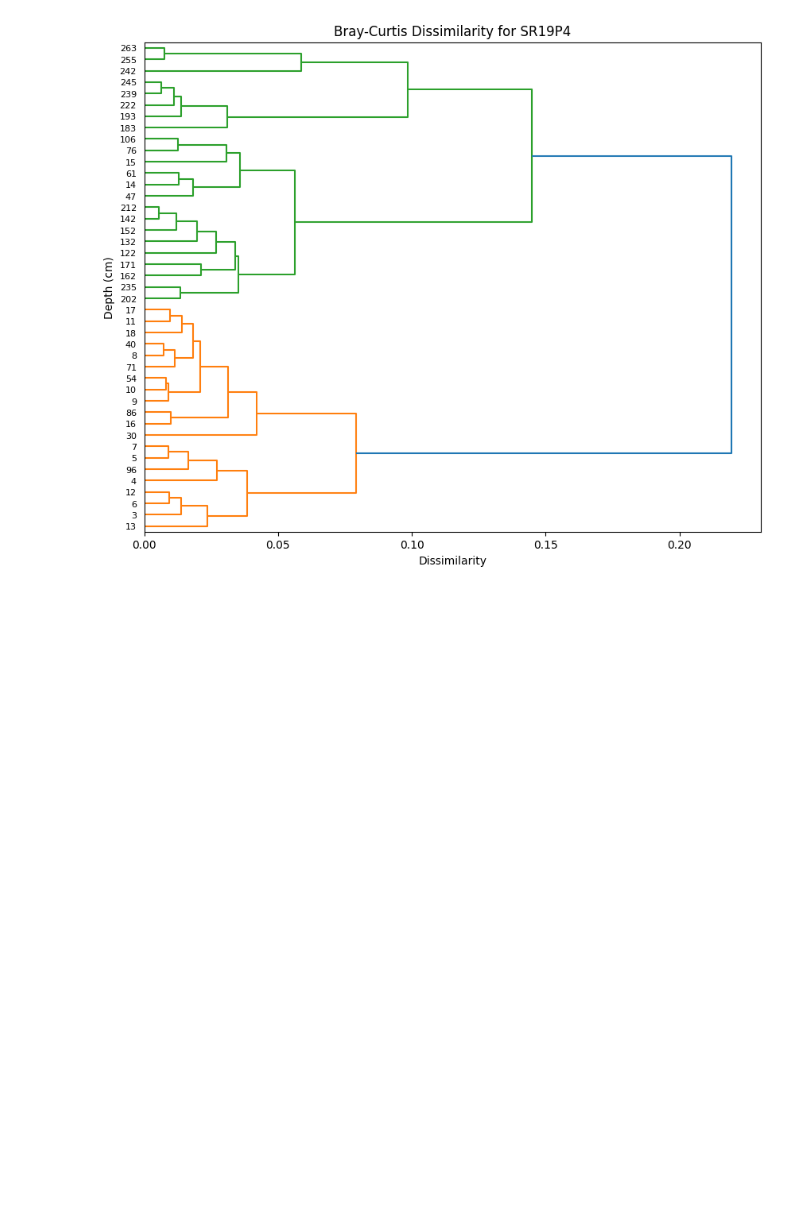
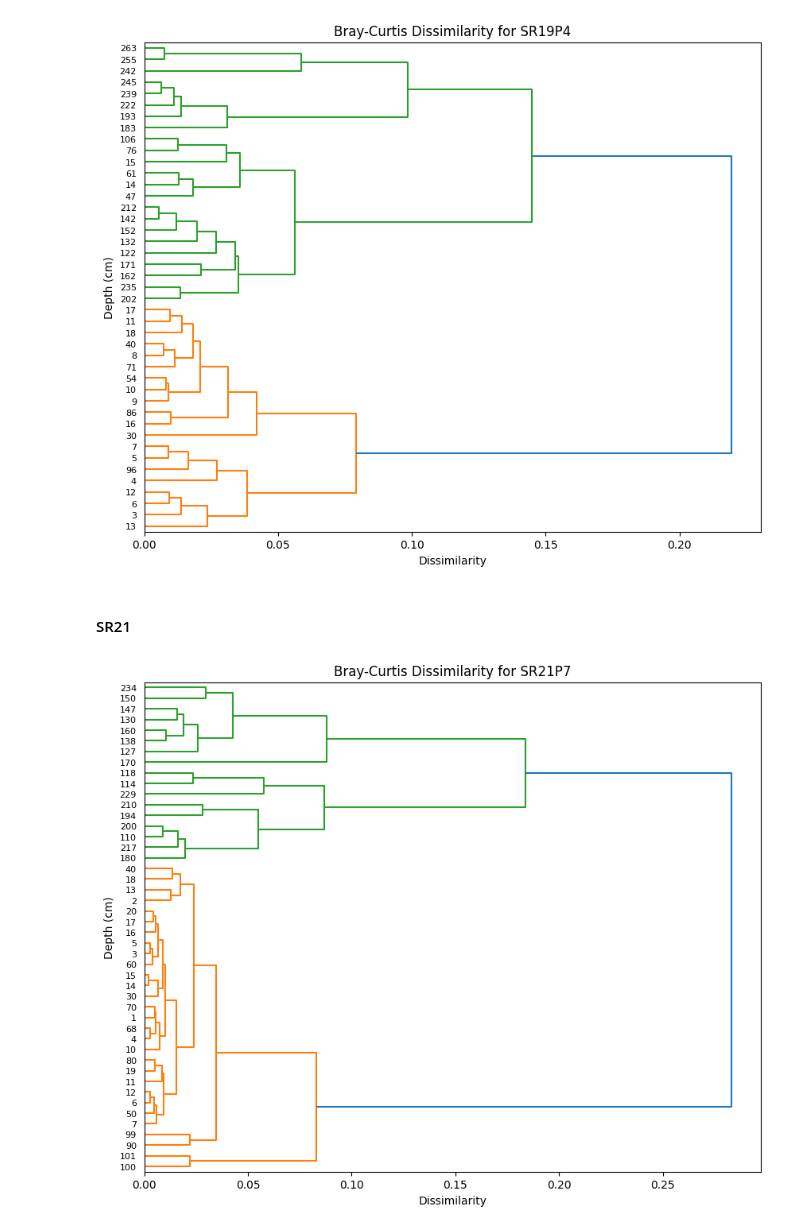
Before and after one commit to jvseds/SedLab, a Jupyter notebook: plot_xrf.ipynb, the cells around one changed output. Saved outputs shown, nothing was run; the diff lists cells and outputs as text; code cells hidden in the pictures; blank space fills up the shorter version.

Commit message:
plotted BC dissimilarity for XRF major elements for both cores

```diff
--- a/plot_xrf.ipynb
+++ b/plot_xrf.ipynb
@@ -68,3 +68,14 @@ sr19_dissimilarity = sr19_bc_data.plot_dendrogram(
 )
 # %% [output]
 [figure]
+# %% [markdown]
+#### SR21
+# %%
+sr21_bc_data = BCD.from_xrf(sr21)
+# %%
+# plot dissimilarity dendrogram for SR21
+sr21_dissimilarity = sr21_bc_data.plot_dendrogram(
+    core_name="SR21P7"
+)
+# %% [output]
+[figure, added]
```
